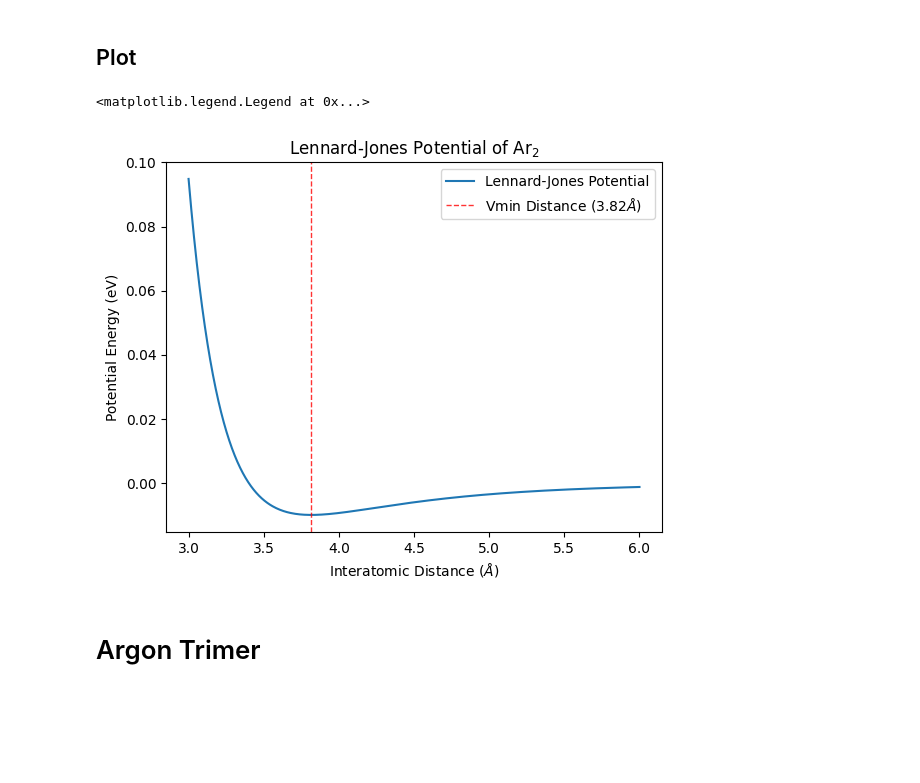
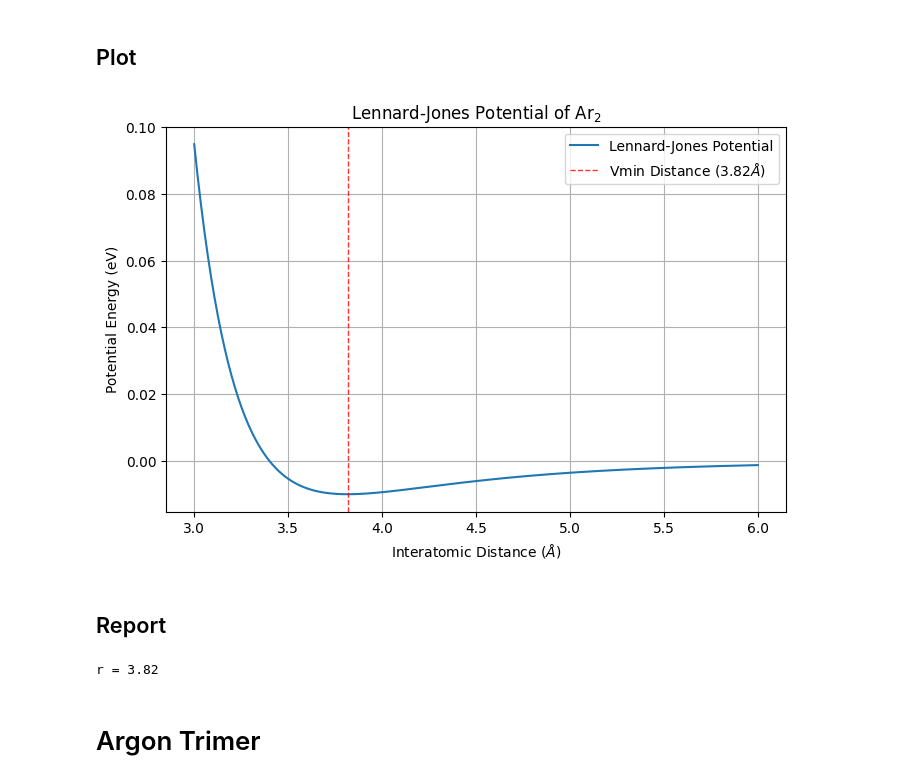
Before and after one commit to P-mandevillei/chem-4050-5050, a Jupyter notebook: hw2/optimize_Ar.ipynb, the cells around one changed output. Drawn from its saved outputs; the diff is of its cells as text; code cells hidden in the pictures; blank space fills up the shorter version.

```diff
--- a/hw2/optimize_Ar.ipynb
+++ b/hw2/optimize_Ar.ipynb
@@ -35,7 +92,8 @@ Vmin = minimize(
     tol=1e-6
 )
 # %%
-Vmin['x'][0]
+r = Vmin['x'][0]
+r
 # %% [output]
 np.float64(3.816371154785156)
 # %% [markdown]
@@ -44,14 +102,22 @@ np.float64(3.816371154785156)
 x = np.linspace(3, 6, 500)
 y = lennard_jones(x)
 # %%
-fig, ax = plt.subplots()
+fig, ax = plt.subplots(figsize=(8,5))
 
 ax.plot(x, y, label="Lennard-Jones Potential")
-ax.axvline(x = Vmin['x'][0], linestyle='--', linewidth=1, color='r', alpha=0.8, label=rf"Vmin Distance ({Vmin['x'][0]:.2f}$\AA$)")
+ax.axvline(x = r, linestyle='--', linewidth=1, color='r', alpha=0.8, label=rf"Vmin Distance ({r:.2f}$\AA$)")
 ax.set_xlabel(r'Interatomic Distance ($\AA$)')
 ax.set_ylabel('Potential Energy (eV)')
 ax.set_title("Lennard-Jones Potential of Ar$_2$")
+ax.grid()
 ax.legend()
+
+fig.savefig('homework-2-1/argon_dimer_potential_vs_distance.png', dpi=200, bbox_inches='tight')
 # %% [output]
-<matplotlib.legend.Legend at 0x...>
-[figure, old version]
+[figure, new version]
+# %% [markdown]
+## Report
+# %%
+print(f"Optimized atomic distances: r = {r:.2f}")
+# %% [output]
+r = 3.82
```
Also changed, not shown: parts of 8 cells of this notebook, 8 other files.
